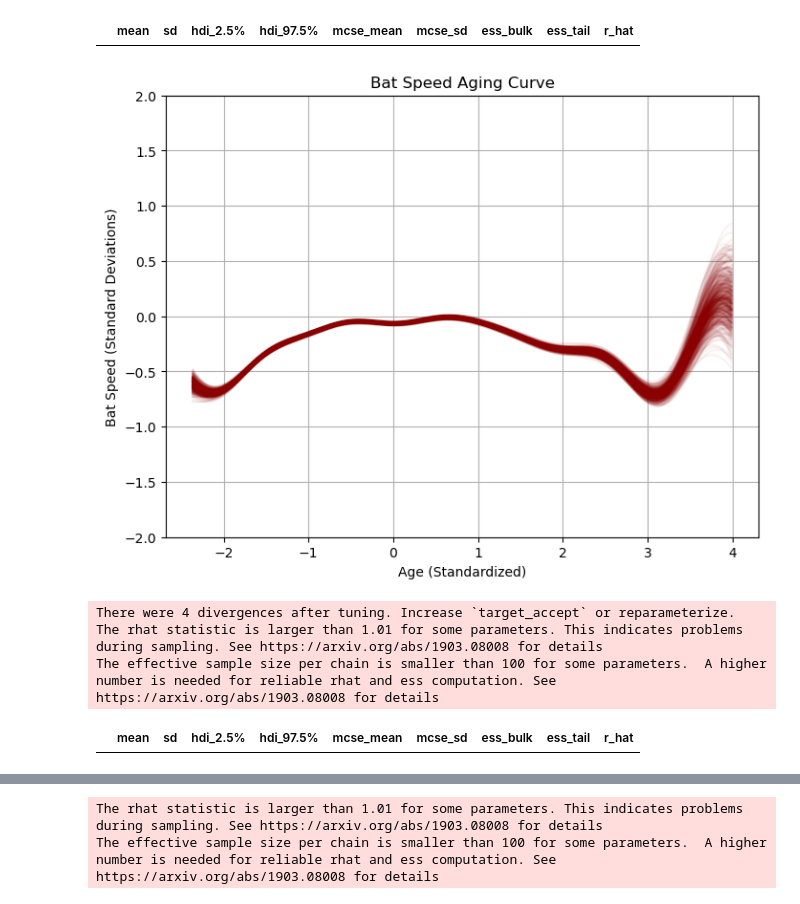
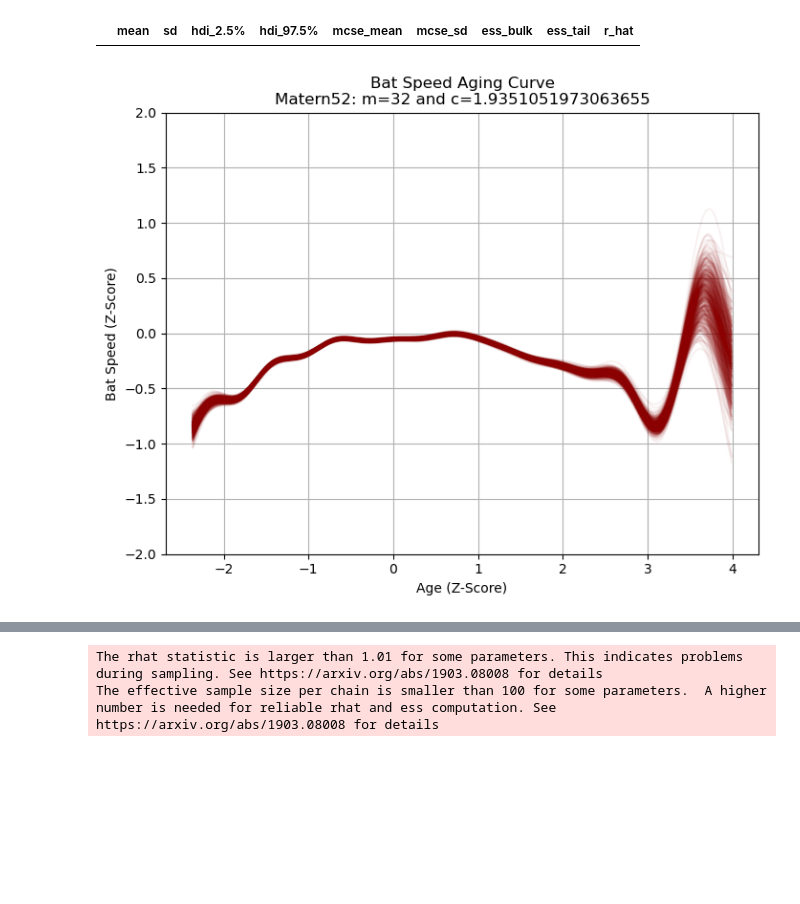
Before and after one commit to remmertjack/portfolio, a Jupyter notebook: batspeed/batspeed_model.ipynb, the cells around one changed output, grey strips where cells are left out. Cells and saved outputs as stored; diff of their text form; code cells hidden in the pictures; blank space fills up the shorter version.

```diff
--- a/batspeed/batspeed_model.ipynb
+++ b/batspeed/batspeed_model.ipynb
@@ -234,7 +234,19 @@ def define_index(data: pd.DataFrame, label: str, plus_one:bool=True) -> Union[np
 # %%
 # apply said index
 df['player_full_id'] = df['full'] + " (" + df['bam_id'].astype(str) + ")"
-player_name_list = pd.unique(df['player_full_id']).tolist()
+
+n_obs = len(df)
 df["player_idx"], player_lookup = define_index(df, "player_full_id", plus_one=False)
-player_index_vals = df['player_idx'].values.astype("int32")
-n_obs = len(df)
+player_idx_vals = df['player_idx'].values.astype("int32")
+
+df['position_idx'], position_lookup = define_index(df, "position", plus_one=False)
+df['country_idx'], country_lookup = define_index(df, "country2", plus_one=False)
+df_players = df[['player_full_id','player_idx','position','position_idx','country2','country_idx']].drop_duplicates(subset=['player_full_id']).set_index('player_full_id')
+
+position_idx_vals = df_players['position_idx'].values.astype("int32")
+country_idx_vals = df_players['country_idx'].values.astype("int32")
+
+position_list = list(position_lookup.keys())
+country_list = list(country_lookup.keys())
+player_name_list = list(player_lookup.keys())
+df_players.head()
@@ -258,7 +278,7 @@ coords = {
 # pymc model
 with pm.Model(coords=coords) as model:
     # data
-    player_idx = pm.Data("player_idx", player_index_vals, dims=("observation_id",))
+    player_idx = pm.Data("player_idx", player_idx_vals, dims=("observation_id",))
     age_data = pm.Data('age_data', age_z.reshape(-1,1))
     sigma_data = pm.Data('sigma_data', bat_speed_sigma)
 
@@ -271,10 +291,10 @@ with pm.Model(coords=coords) as model:
     mean = pm.gp.mean.Zero()
     # covariance priors
     eta = pm.HalfNormal("eta", sigma=0.5)
-    ls = pm.Gamma("ls", alpha=1.0, beta=1.0)
+    ls = pm.InverseGamma("ls", alpha=3.0, beta=2.0)
     cov_func = eta**2 * pm.gp.cov.Matern52(input_dim=1, ls=ls)
     # HSGP
-    gp = pm.gp.HSGP(m=[m_init], c=c_init, drop_first=True, mean_func=mean, cov_func=cov_func)
+    gp = pm.gp.HSGP(m=[10], c=2, drop_first=True, mean_func=mean, cov_func=cov_func)
     f = gp.prior("f", X=age_data)
 
     # expected value
@@ -303,4 +323,4 @@ Text(0.5, 1.0, 'Prior Predictive GP Draws')
 # %%
 # sample
-trace = sample(model, draws = 1000, tune = 1000, target_accept = 0.95,  path='gp_constant.nc')
+trace = sample(model, draws = 2000, tune = 2000, target_accept = 0.95,  path='gp_constant.nc')
 # %% [output]
@@ -334,25 +341,25 @@ trace_df.loc[trace_df['r_hat']>1.01]
 # %%
 # plot of aging curve
 f_draws = trace.posterior["f"].values
 mu_pop_draws = trace.posterior["mu_pop"].values
 f = f_draws.reshape(-1, f_draws.shape[-1])
 mu_pop = mu_pop_draws.reshape(-1, 1)
 
 curves = mu_pop + f
 sort_idx = np.argsort(age_z)
 age_sorted = age_z[sort_idx]
 curves_sorted = curves[:, sort_idx]
 
 fig, ax = plt.subplots(figsize=(8, 6))
 rng = np.random.default_rng(RANDOM_SEED)
 subset_indices = rng.choice(curves_sorted.shape[0], size=500, replace=False)
 for idx in subset_indices:
     ax.plot(age_sorted, curves_sorted[idx, :], color="darkred", alpha=0.05)
 
-ax.set_title("Bat Speed Aging Curve")
-ax.set_xlabel("Age (Standardized)")
-ax.set_ylabel("Bat Speed (Standard Deviations)")
+ax.set_title(f"""Bat Speed Aging Curve\nMatern52: m={m_init} and c={c_init}""")
+ax.set_xlabel("Age (Z-Score)")
+ax.set_ylabel("Bat Speed (Z-Score)")
 ax.set_ylim(-2, 2)
 ax.grid(True)
 # %% [output]
-[figure, old version]
+[figure, new version]
@@ -391,12 +365,0 @@ with pm.Model(coords=coords) as model:
-# %%
-# sample
-trace = sample(model, draws = 1000, tune = 1000, target_accept = 0.95,  path='gp_constant.nc')
-# %% [output]
-There were 4 divergences after tuning. Increase `target_accept` or reparameterize.
-The rhat statistic is larger than 1.01 for some parameters. This indicates problems during sampling. See https://arxiv.org/abs/1903.08008 for details
-The effective sample size per chain is smaller than 100 for some parameters.  A higher number is needed for reliable rhat and ess computation. See https://arxiv.org/abs/1903.08008 for details
-# %%
-trace_df = az.summary(trace, hdi_prob=0.95)
-trace_df.loc[trace_df['r_hat']>1.01]
-# %% [output]
-|  | mean | sd | hdi_2.5% | hdi_97.5% | mcse_mean | mcse_sd | ess_bulk | ess_tail | r_hat |
```
Also changed, not shown: parts of 28 cells of this notebook.
